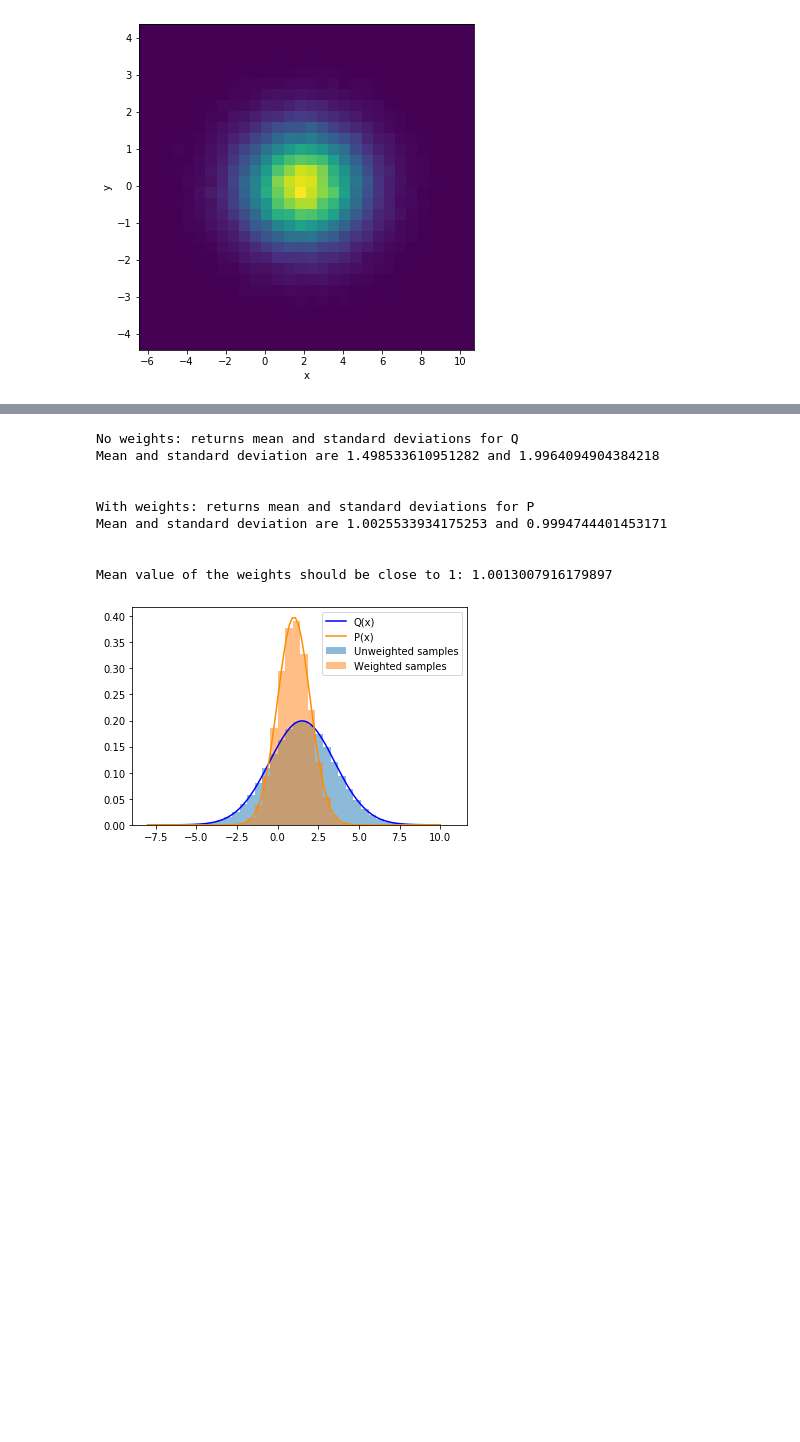
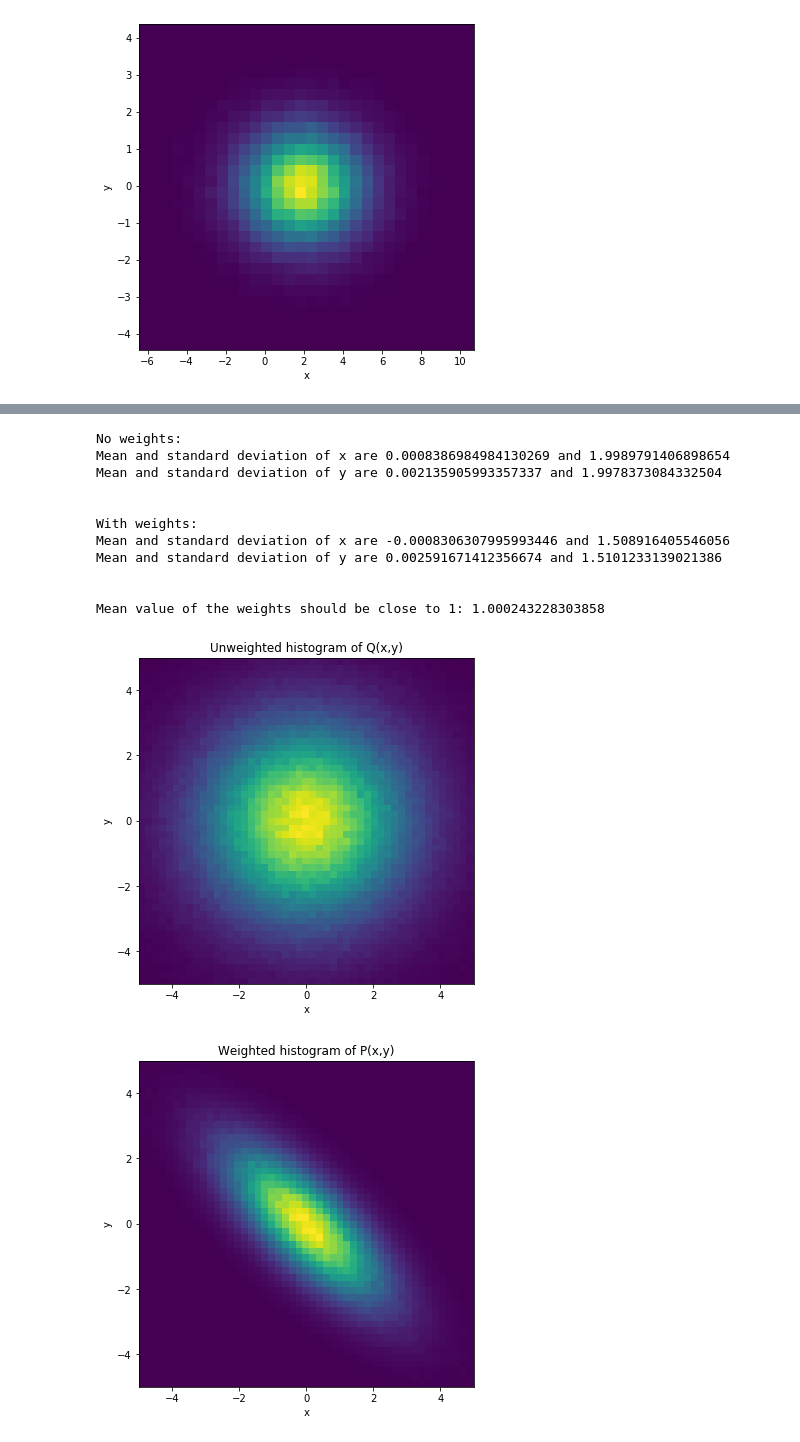
Before and after one commit to PHYS-2030-Computational-Methods/Lecture-notes, a Jupyter notebook: Lesson 5 - Multivariate sampling.ipynb, the cells around one changed output, grey strips where cells are left out. Saved outputs shown, nothing was run; the diff lists cells and outputs as text; code cells hidden in the pictures; blank space fills up the shorter version.

```diff
--- a/Lesson 5 - Multivariate sampling.ipynb
+++ b/Lesson 5 - Multivariate sampling.ipynb
@@ -127,9 +135,6 @@ We will center $Q_x$ and $Q_y$ at zero, but we will keep the width $\sigma$ as a
 Try changing $\sigma$ for the proposal distributions and see what happens. (Even a good proposal distribution can turn bad!)
 # %%
-import numpy as np
-import matplotlib.pyplot as plt
-
-# Load our functions for calculating means
+# Functions for calculating weighted mean and standard deviation
 def mean(x,weights=None):
 
     if weights is not None:
@@ -149,7 +154,7 @@ sigma = 2
 
 # P(x,y)
 def P(x,y):
-    return np.sqrt(7)/(4*np.pi) * np.exp(-0.5*(x**2 + 1.5*x*y + y**2))
+    return np.sqrt(7)/(8*np.pi) * np.exp(-0.5*(x**2 + 1.5*x*y + y**2))
 
 # Q_x(x)
 def Q_x(x):
@@ -160,52 +165,61 @@ def Q_y(x):
     return 1/np.sqrt(2*np.pi*sigma**2) * np.exp(-0.5*x**2/sigma**2)
 
 # Sample from Q_x and Q_y
 num = 10**6
 x_samples = np.random.normal(0,sigma,num)
 y_samples = np.random.normal(0,sigma,num)
 
 # Calculate weights
 w = P(x_samples,y_samples)/(Q_x(x_samples)*Q_y(y_samples))
 
 # Compute mean with no weights
-print('No weights: returns mean and standard deviations for Q')
-print('Mean and standard deviation are', mean(x_samples), 'and', std(x_samples) )
+print('No weights:')
+print('Mean and standard deviation of x are', mean(x_samples), 'and', std(x_samples) )
+print('Mean and standard deviation of y are', mean(y_samples), 'and', std(y_samples) )
 
 print('\n') # line break
 
 # Compute mean with weights
-print('With weights: returns mean and standard deviations for P')
-print('Mean and standard deviation are', mean(x_samples,weights=w), 'and', std(x_samples,weights=w) )
+print('With weights:')
+print('Mean and standard deviation of x are', mean(x_samples,weights=w), 'and', std(x_samples,weights=w) )
+print('Mean and standard deviation of y are', mean(y_samples,weights=w), 'and', std(y_samples,weights=w) )
 
 print('\n') # line break
 
 # Check that the weights are normalized to 1
 print('Mean value of the weights should be close to 1:', np.mean(w))
 
+# Make histograms
+# Specify bins explicitly [xbins,ybins]
+bins = [np.linspace(-5,5), np.linspace(-5,5)]
 
-# Histograms
 
-# Unweighted histogram (histogram for Q)
-plt.hist(x_samples,bins=40,alpha=0.5,density=True,label='Unweighted samples')
+# Unweighted histogram
+plt.figure(figsize=(6,6))
+plt.hist2d(x_samples,y_samples,bins=bins)
+plt.title('Unweighted histogram of Q(x,y)')
+plt.xlabel('x')
+plt.ylabel('y')
+plt.show()
 
-# Weighted histogram (histogram for P)
-plt.hist(x_samples,bins=40,alpha=0.5,weights=w,density=True,label='Weighted samples')
-
-# Plots
-x = np.linspace(-8,10,num=100)
-plt.plot(x,Q(x),label='Q(x)',color='blue')
-plt.plot(x,P(x),label='P(x)',color='darkorange')
-
-plt.legend()
+# Weighted histogram
+plt.figure(figsize=(6,6))
+plt.hist2d(x_samples,y_samples,bins=bins,weights=w)
+plt.title('Weighted histogram of P(x,y)')
+plt.xlabel('x')
+plt.ylabel('y')
 plt.show()
 # %% [output]
-No weights: returns mean and standard deviations for Q
-Mean and standard deviation are 1.498533610951282 and 1.9964094904384218
+No weights:
+Mean and standard deviation of x are 0.0008386984984130269 and 1.9989791406898654
+Mean and standard deviation of y are 0.002135905993357337 and 1.9978373084332504
 
 
-With weights: returns mean and standard deviations for P
-Mean and standard deviation are 1.0025533934175253 and 0.9994744401453171
+With weights:
+Mean and standard deviation of x are -0.0008306307995993446 and 1.508916405546056
+Mean and standard deviation of y are 0.002591671412356674 and 1.5101233139021386
 
 
-Mean value of the weights should be close to 1: 1.0013007916179897
+Mean value of the weights should be close to 1: 1.000243228303858
-[figure, old version]
+[figure, new version]
+[figure, added]
```
Also changed, not shown: parts of 13 cells of this notebook.
